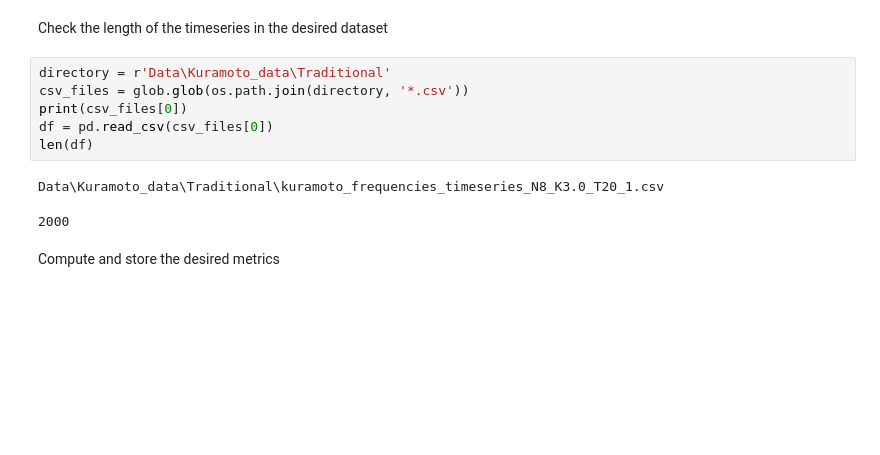
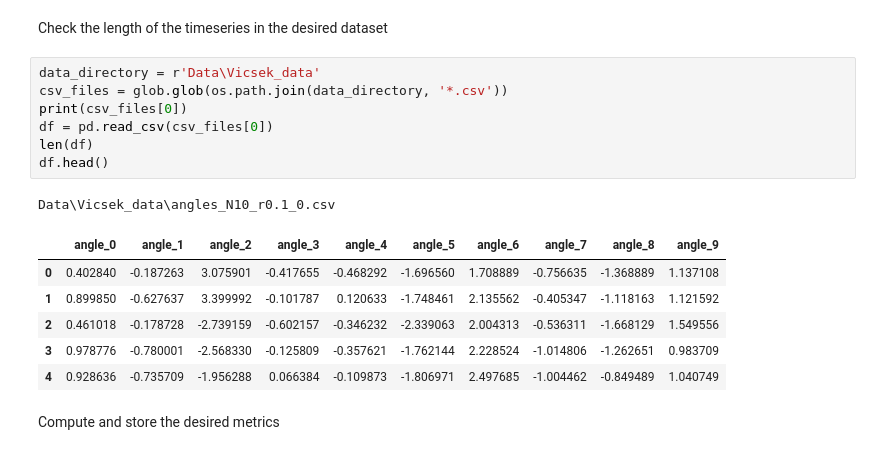
Before and after one commit to cyrilrommens/PhD_2, a Jupyter notebook: Metric_computation.ipynb, the cells around one changed output. Saved outputs shown, nothing was run; the diff lists cells and outputs as text; blank space fills up the shorter version.

Commit message:
Metric computation data results

```diff
--- a/Metric_computation.ipynb
+++ b/Metric_computation.ipynb
@@ -218,14 +218,20 @@ def main(data_dir, characteristic_value, metrics_classes=[InfoTopo, TC, Oinfo],
 # %% [markdown]
 Check the length of the timeseries in the desired dataset
 # %%
-directory = r'Data\Kuramoto_data\Traditional'
-csv_files = glob.glob(os.path.join(directory, '*.csv'))
+data_directory = r'Data\Vicsek_data'
+csv_files = glob.glob(os.path.join(data_directory, '*.csv'))
 print(csv_files[0])
 df = pd.read_csv(csv_files[0])
 len(df)
+df.head()
 # %% [output]
-Data\Kuramoto_data\Traditional\kuramoto_frequencies_timeseries_N8_K3.0_T20_1.csv
+Data\Vicsek_data\angles_N10_r0.1_0.csv
-2000
+|  | angle_0 | angle_1 | angle_2 | angle_3 | angle_4 | angle_5 | angle_6 | angle_7 | angle_8 | angle_9 |
+| 0 | 0.402840 | -0.187263 | 3.075901 | -0.417655 | -0.468292 | -1.696560 | 1.708889 | -0.756635 | -1.368889 | 1.137108 |
+| 1 | 0.899850 | -0.627637 | 3.399992 | -0.101787 | 0.120633 | -1.748461 | 2.135562 | -0.405347 | -1.118163 | 1.121592 |
+| 2 | 0.461018 | -0.178728 | -2.739159 | -0.602157 | -0.346232 | -2.339063 | 2.004313 | -0.536311 | -1.668129 | 1.549556 |
+| 3 | 0.978776 | -0.780001 | -2.568330 | -0.125809 | -0.357621 | -1.762144 | 2.228524 | -1.014806 | -1.262651 | 0.983709 |
+| 4 | 0.928636 | -0.735709 | -1.956288 | 0.066384 | -0.109873 | -1.806971 | 2.497685 | -1.004462 | -0.849489 | 1.040749 |
 # %% [markdown]
 Compute and store the desired metrics
 # %%
```
Also changed, not shown: parts of 1 cell of this notebook, 23 other files.
